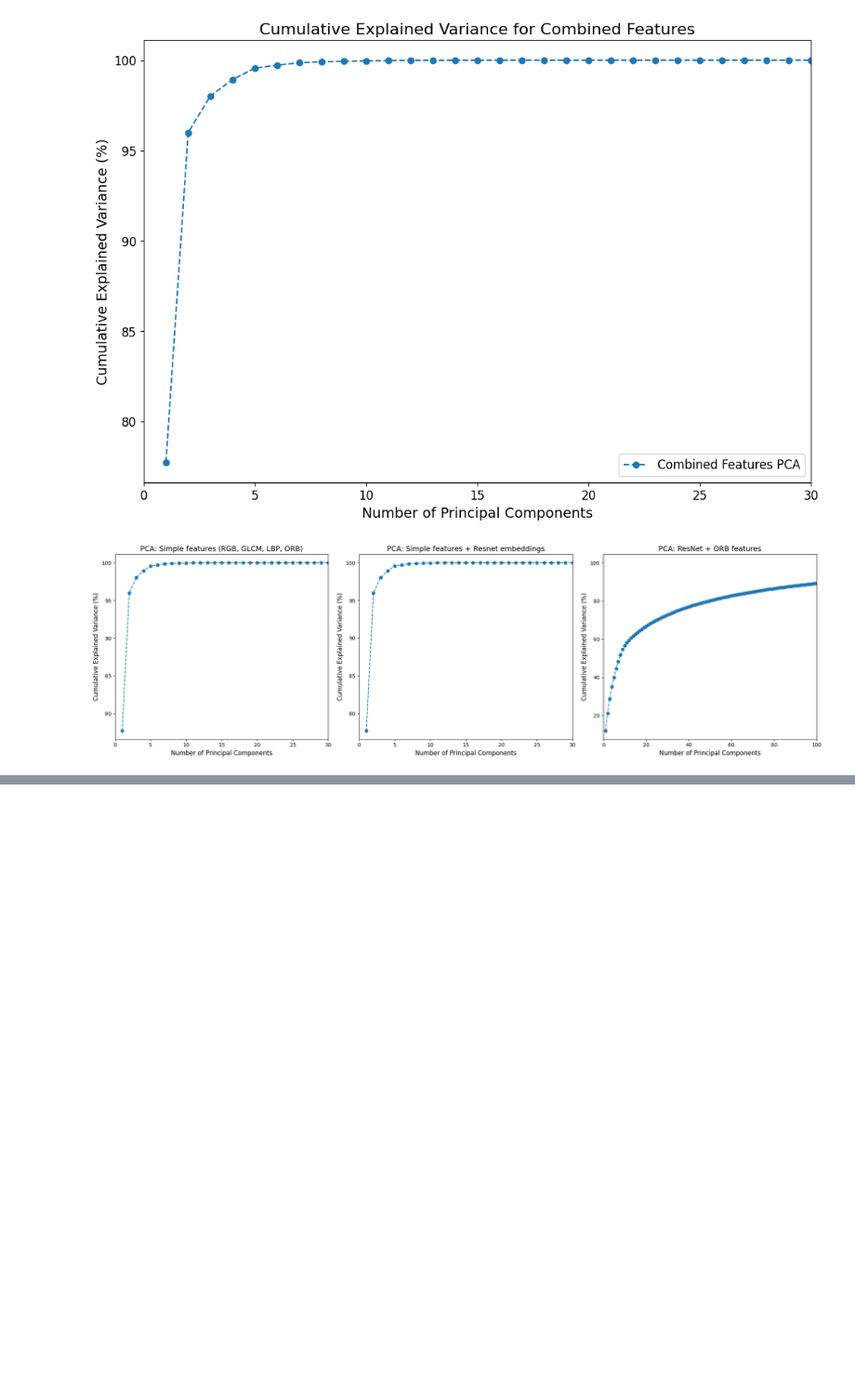
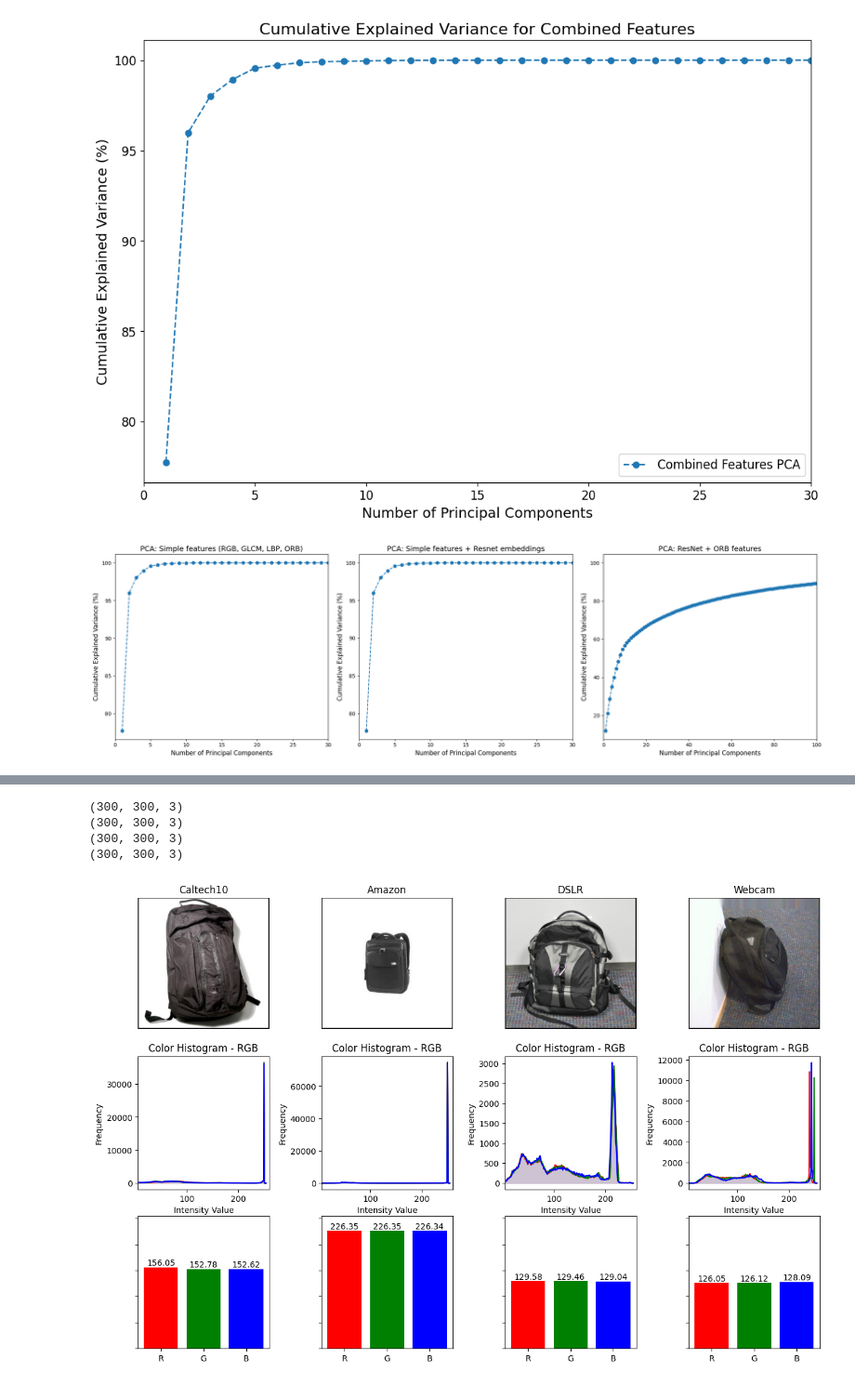
Before and after one commit to kennyalexlin/W281-Domain-Adaptation-Final-Project, a Jupyter notebook: visualisations.ipynb, the cells around one changed output, grey strips where cells are left out. Shown at 93% size. Cells and saved outputs as stored; diff of their text form; code cells hidden in the pictures; blank space fills up the shorter version.

Commit message:
adding RGB plot visualization. refactor plot_color_histogram to accept an axis parameter for plotting

```diff
--- a/visualisations.ipynb
+++ b/visualisations.ipynb
@@ -621,0 +623,49 @@ plt.show()
+# %%
+from utils import get_mean_intensity_rgb, get_mean_intensity_grayscale, plot_color_histogram
+
+def plot_mean_intensity_rgb(images, titles, figsize=(15, 10)):
+    """
+    Plot the mean intensity of RGB channels for a list of images.
+    """
+    fig, axes = plt.subplots(3, len(images), figsize=figsize)
+
+    for i, (image, title) in enumerate(zip(images, titles)):
+        # Plot the image
+        axes[0, i].imshow(image)
+        axes[0, i].set_title(title, fontsize=12)
+        axes[0, i].axis('off')
+        # Add black border around the image using matplotlib
+        bordered_image = np.pad(image, pad_width=((2, 2), (2, 2), (0, 0)), mode='constant', constant_values=0)
+        axes[0, i].imshow(bordered_image)
+
+        # Plot the color histogram
+        plot_color_histogram(image, label = 'RGB', intensity_filter= [5, 260], ax=axes[1, i])
+
+        # Plot the mean intensity histogram
+        mean_intensity = get_mean_intensity_rgb(image)
+        bars = axes[2, i].bar(['R', 'G', 'B'], mean_intensity, color=['red', 'green', 'blue'])
+        axes[2, i].set_ylim([0, 255])  # Fixed y-axis range for comparison
+        axes[2, i].set_yticklabels([])
+        # Add data labels to the bars
+        for bar, intensity in zip(bars, mean_intensity):
+            height = bar.get_height()
+            axes[2, i].text(bar.get_x() + bar.get_width() / 2, height, f'{intensity:.2f}', ha='center', va='bottom', fontsize=10, color='black')
+
+    plt.subplots_adjust(wspace=0.4, hspace=0.2)  # Increase spacing between columns and rows
+    # plt.show()
+    return plt.gca()
+
+
+i=1
+figure = plot_mean_intensity_rgb(
+    images=[domains['caltech10'][i], domains['amazon'][i], domains['dslr'][i], domains['webcam'][i]],
+    titles=['Caltech10', 'Amazon', 'DSLR', 'Webcam']
+)
+
+figure.figure.savefig('mean_intensity_rgb.png', format='png')
+# %% [output]
+(300, 300, 3)
+(300, 300, 3)
+(300, 300, 3)
+(300, 300, 3)
+[figure, added]
```
Also changed, not shown: parts of 3 cells of this notebook, 2 other files.
